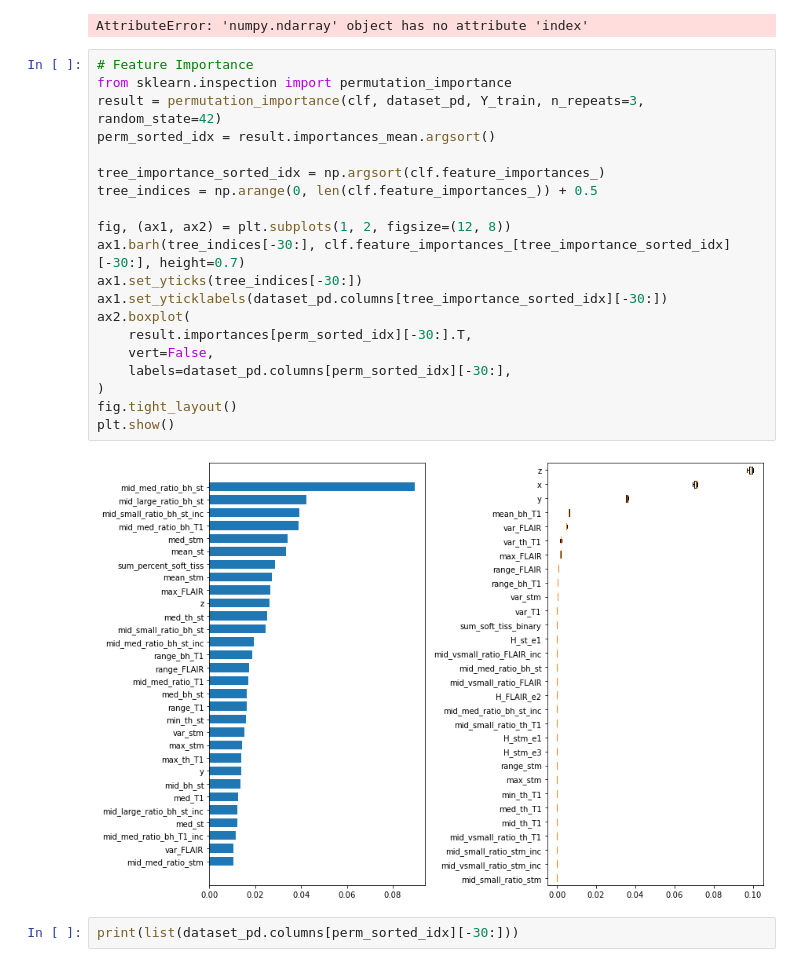
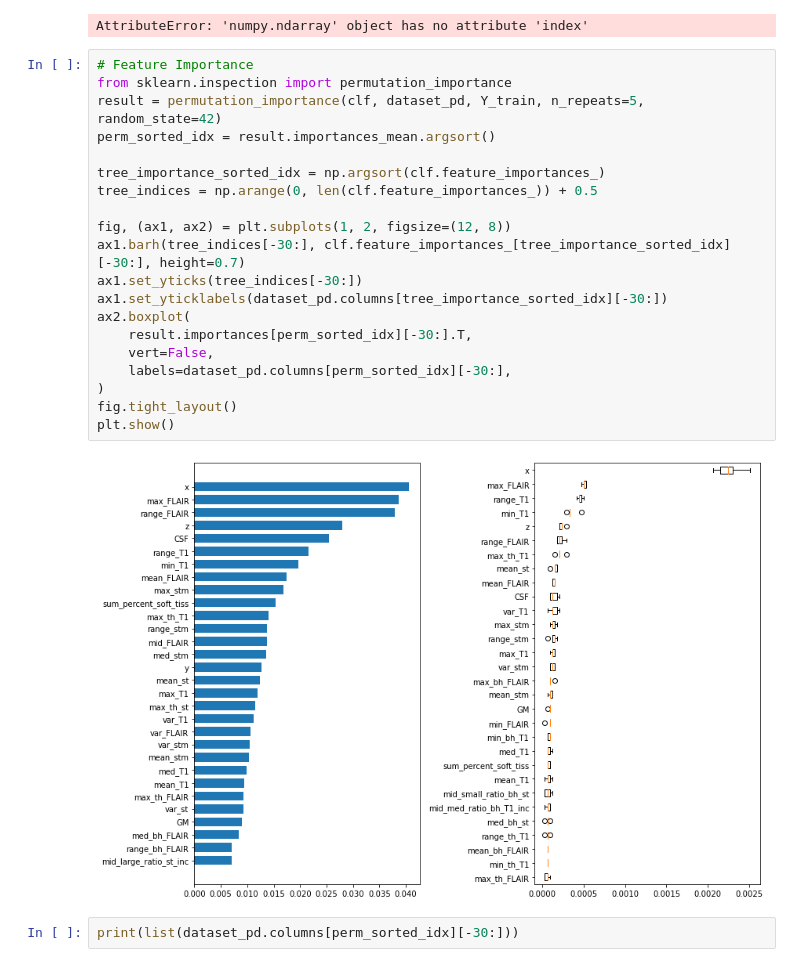
Before and after one commit to ellenwang1/ew-honoursthesis, a Jupyter notebook: Code/Untitled1.ipynb, the cells around one changed output. Saved outputs shown, nothing was run; the diff lists cells and outputs as text.

```diff
--- a/Code/Untitled1.ipynb
+++ b/Code/Untitled1.ipynb
@@ -447,25 +447,25 @@ AttributeError: 'numpy.ndarray' object has no attribute 'index'
 # %%
 # Feature Importance
 from sklearn.inspection import permutation_importance
-result = permutation_importance(clf, dataset_pd, Y_train, n_repeats=3, random_state=42)
+result = permutation_importance(clf, dataset_pd, Y_train, n_repeats=5, random_state=42)
 perm_sorted_idx = result.importances_mean.argsort()
 
 tree_importance_sorted_idx = np.argsort(clf.feature_importances_)
 tree_indices = np.arange(0, len(clf.feature_importances_)) + 0.5
 
 fig, (ax1, ax2) = plt.subplots(1, 2, figsize=(12, 8))
 ax1.barh(tree_indices[-30:], clf.feature_importances_[tree_importance_sorted_idx][-30:], height=0.7)
 ax1.set_yticks(tree_indices[-30:])
 ax1.set_yticklabels(dataset_pd.columns[tree_importance_sorted_idx][-30:])
 ax2.boxplot(
     result.importances[perm_sorted_idx][-30:].T,
     vert=False,
     labels=dataset_pd.columns[perm_sorted_idx][-30:],
 )
 fig.tight_layout()
 plt.show()
 # %% [output]
-[figure, old version]
+[figure, new version]
 # %%
 print(list(dataset_pd.columns[perm_sorted_idx][-30:]))
 # %% [output]
```
Also changed, not shown: 2 other files.
